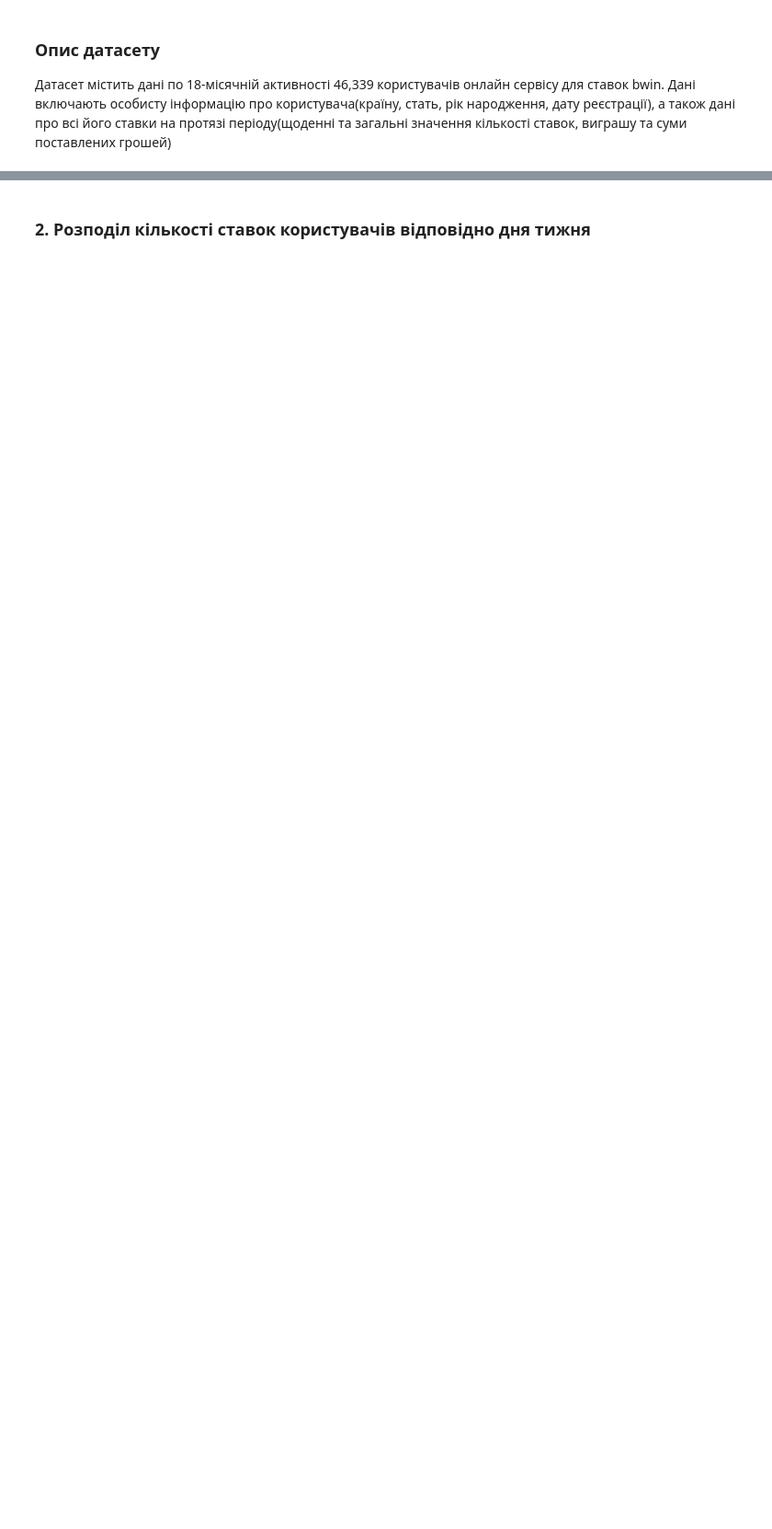
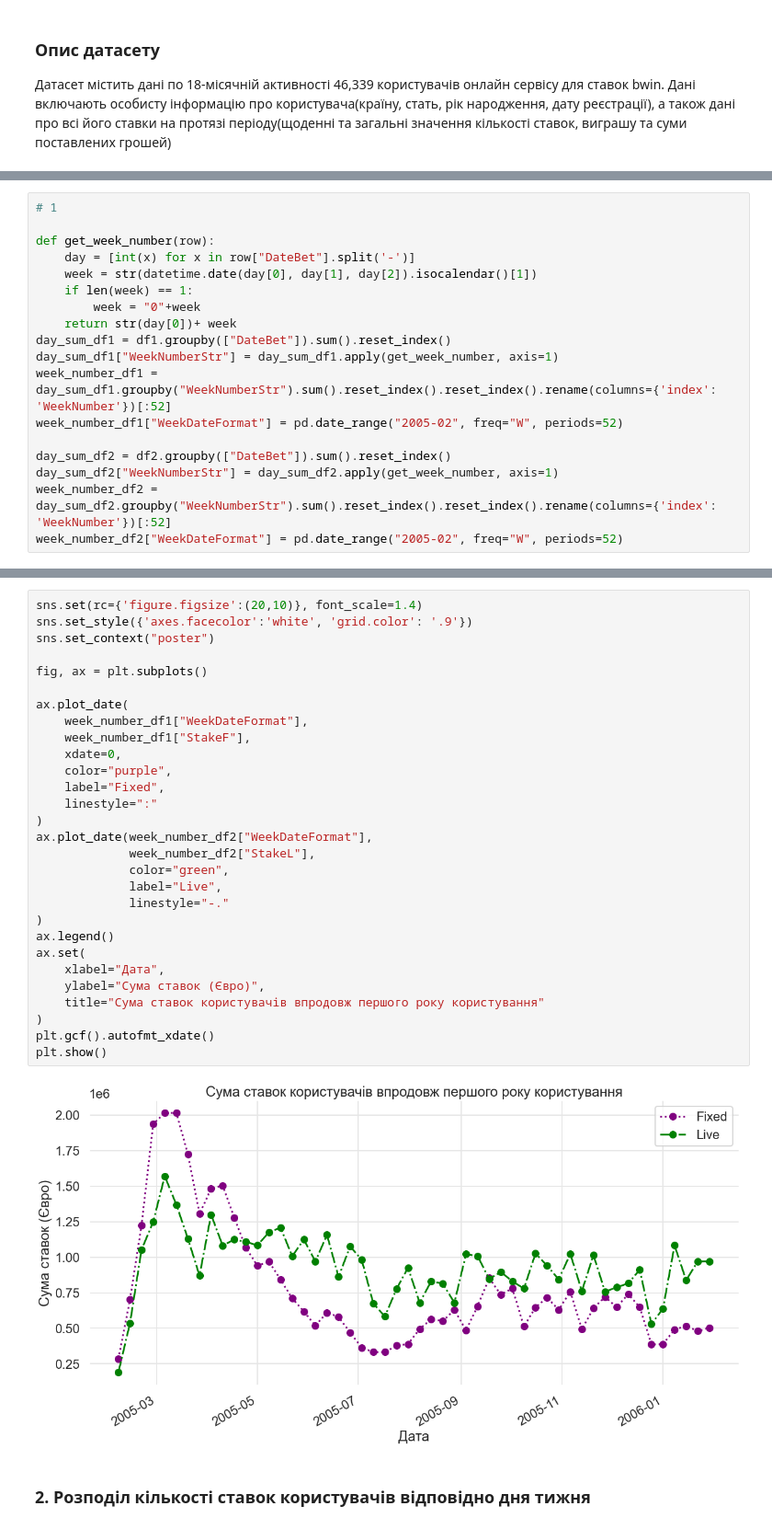
Before and after one commit to MarianDubei/visualization_project, a Jupyter notebook: main.ipynb, the cells around one changed output, grey strips where cells are left out. Shown at 92% size. Cells and saved outputs as stored; diff of their text form; blank space fills up the shorter version.

```diff
--- a/main.ipynb
+++ b/main.ipynb
@@ -25,2 +21,20 @@ fix_live_df["ReturnPercentLive"] = fix_live_df.apply(lambda row: row["WinL"]/row
+# %%
+# 1
+
+def get_week_number(row):
+    day = [int(x) for x in row["DateBet"].split('-')]
+    week = str(datetime.date(day[0], day[1], day[2]).isocalendar()[1])
+    if len(week) == 1:
+        week = "0"+week
+    return str(day[0])+ week
+day_sum_df1 = df1.groupby(["DateBet"]).sum().reset_index()
+day_sum_df1["WeekNumberStr"] = day_sum_df1.apply(get_week_number, axis=1)
+week_number_df1 = day_sum_df1.groupby("WeekNumberStr").sum().reset_index().reset_index().rename(columns={'index': 'WeekNumber'})[:52]
+week_number_df1["WeekDateFormat"] = pd.date_range("2005-02", freq="W", periods=52)
+
+day_sum_df2 = df2.groupby(["DateBet"]).sum().reset_index()
+day_sum_df2["WeekNumberStr"] = day_sum_df2.apply(get_week_number, axis=1)
+week_number_df2 = day_sum_df2.groupby("WeekNumberStr").sum().reset_index().reset_index().rename(columns={'index': 'WeekNumber'})[:52]
+week_number_df2["WeekDateFormat"] = pd.date_range("2005-02", freq="W", periods=52)
 # %%
 # 2
@@ -54,2 +59,33 @@ sns.displot(data=fix_live_df, x="ReturnPercentFixed",binrange=(1,200))
+# %%
+sns.set(rc={'figure.figsize':(20,10)}, font_scale=1.4)
+sns.set_style({'axes.facecolor':'white', 'grid.color': '.9'})
+sns.set_context("poster")
+
+fig, ax = plt.subplots()
+
+ax.plot_date(
+    week_number_df1["WeekDateFormat"],
+    week_number_df1["StakeF"],
+    xdate=0,
+    color="purple",
+    label="Fixed",
+    linestyle=":"
+)
+ax.plot_date(week_number_df2["WeekDateFormat"],
+             week_number_df2["StakeL"],
+             color="green",
+             label="Live",
+             linestyle="-."
+)
+ax.legend()
+ax.set(
+    xlabel="Дата",
+    ylabel="Сума ставок (Євро)",
+    title="Сума ставок користувачів впродовж першого року користування"
+)
+plt.gcf().autofmt_xdate()
+plt.show()
+# %% [output]
+[figure, added]
 # %% [markdown]
 ### 2. Розподіл кількості ставок користувачів відповідно дня тижня
```
Also changed, not shown: parts of 14 cells of this notebook, 1 other file.
